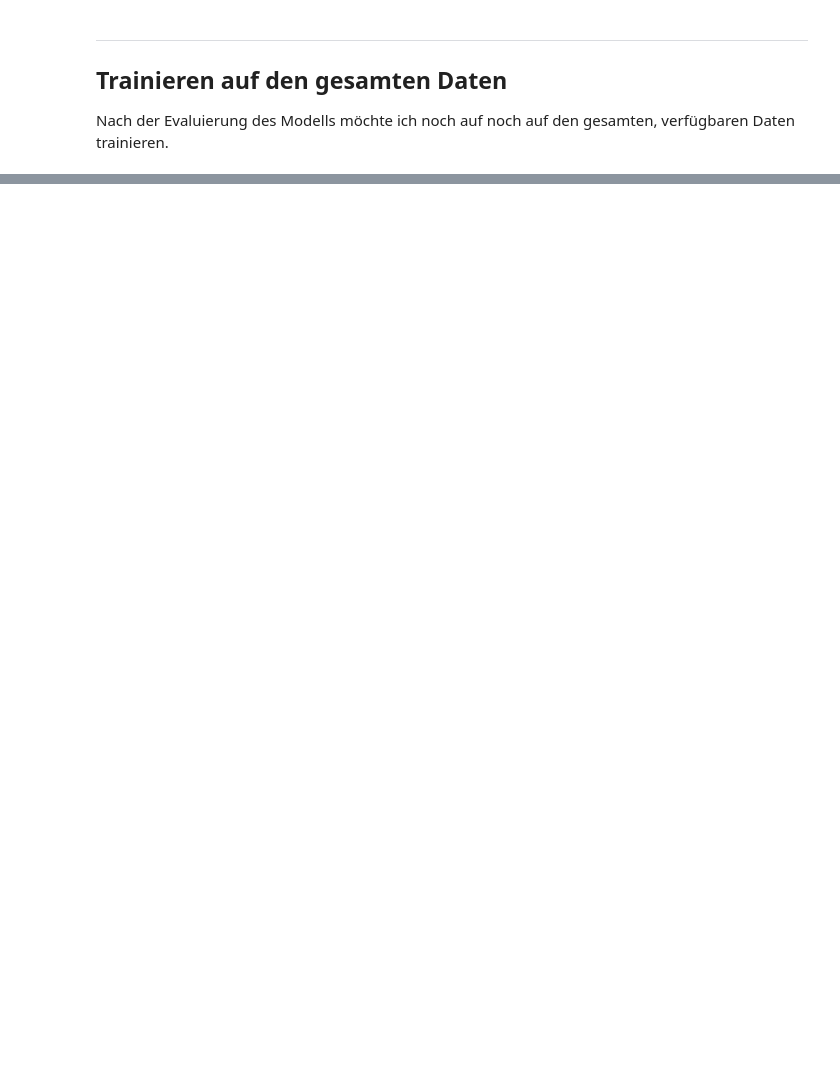
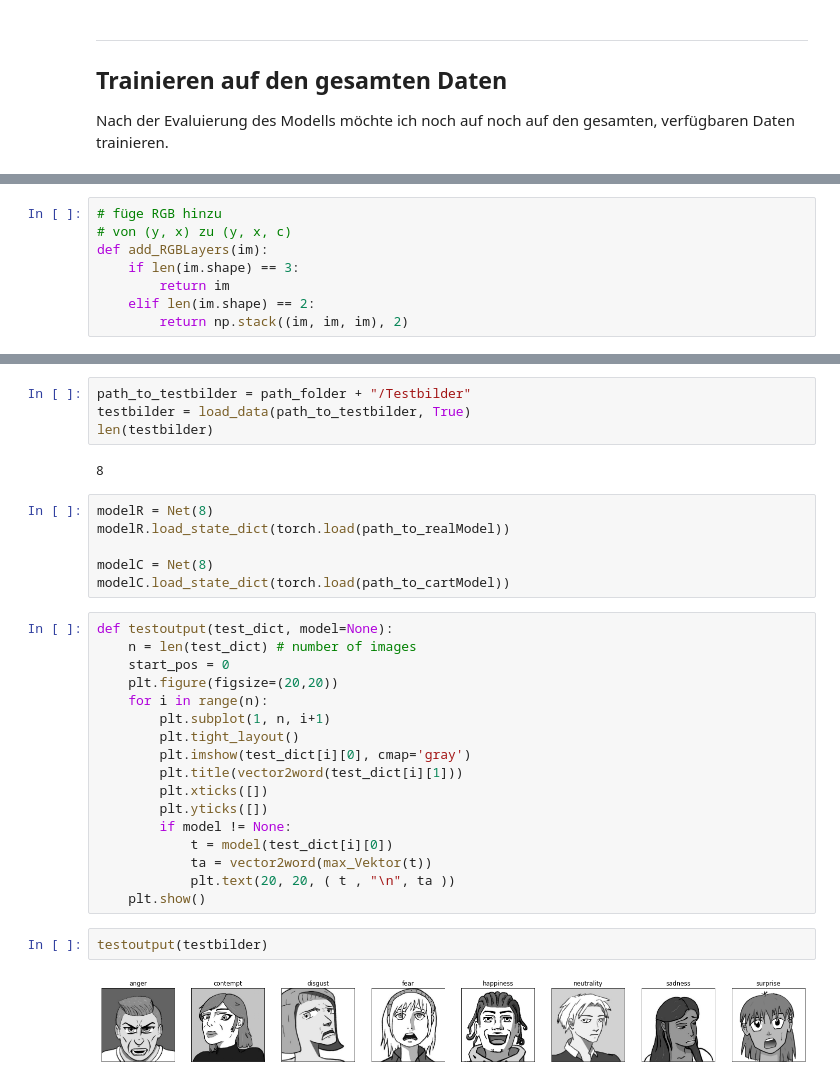
Before and after one commit to MoraiT01/DomainShift, a Jupyter notebook: DomainShift/FaceRecog_clean.ipynb, the cells around one changed output, grey strips where cells are left out. Saved outputs shown, nothing was run; the diff lists cells and outputs as text; blank space fills up the shorter version.

```diff
--- a/DomainShift/FaceRecog_clean.ipynb
+++ b/DomainShift/FaceRecog_clean.ipynb
@@ -697,0 +788,8 @@ data_val = myFaceImageDataset(path_to_img=path_to_vali, emotion_list=targets,
+# %%
+# füge RGB hinzu
+# von (y, x) zu (y, x, c)
+def add_RGBLayers(im):
+    if len(im.shape) == 3:
+        return im
+    elif len(im.shape) == 2:
+        return np.stack((im, im, im), 2)
@@ -697,0 +828,33 @@ data_val = myFaceImageDataset(path_to_img=path_to_vali, emotion_list=targets,
+# %%
+path_to_testbilder = path_folder + "/Testbilder"
+testbilder = load_data(path_to_testbilder, True)
+len(testbilder)
+# %% [output]
+8
+# %%
+modelR = Net(8)
+modelR.load_state_dict(torch.load(path_to_realModel))
+
+modelC = Net(8)
+modelC.load_state_dict(torch.load(path_to_cartModel))
+# %%
+def testoutput(test_dict, model=None):
+    n = len(test_dict) # number of images
+    start_pos = 0
+    plt.figure(figsize=(20,20))
+    for i in range(n):
+        plt.subplot(1, n, i+1)
+        plt.tight_layout()
+        plt.imshow(test_dict[i][0], cmap='gray')
+        plt.title(vector2word(test_dict[i][1]))
+        plt.xticks([])
+        plt.yticks([])
+        if model != None:
+            t = model(test_dict[i][0])
+            ta = vector2word(max_Vektor(t))
+            plt.text(20, 20, ( t , "\n", ta ))
+    plt.show()
+# %%
+testoutput(testbilder)
+# %% [output]
+[figure, added]
```
Also changed, not shown: parts of 29 cells of this notebook, 1 other file.
